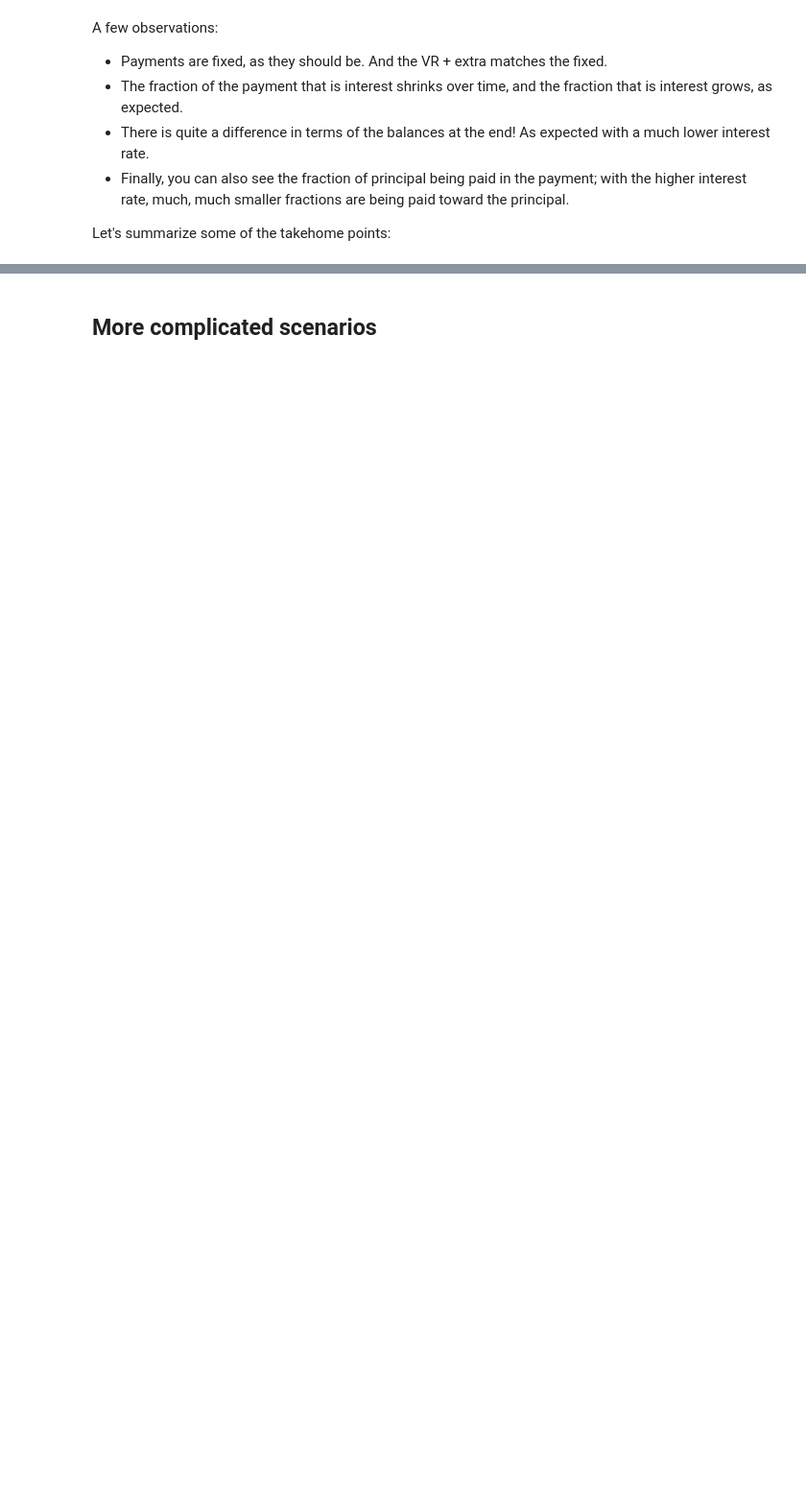
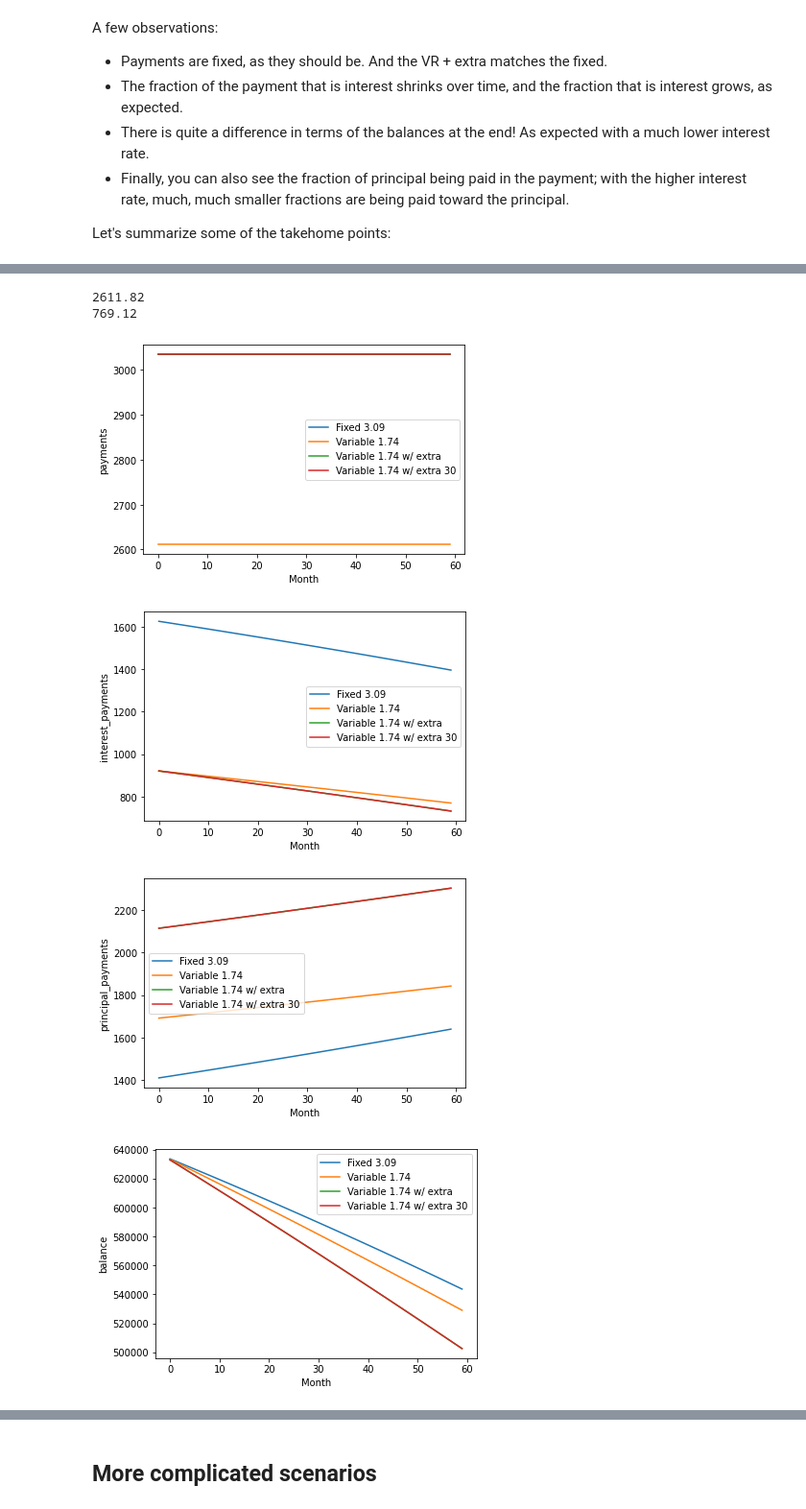
Before and after one commit to mswiatlo/mortgagecalc, a Jupyter notebook: compare_rates_final.ipynb, the cells around one changed output, grey strips where cells are left out. Shown at 96% size. Saved outputs shown, nothing was run; the diff lists cells and outputs as text; code cells hidden in the pictures; blank space fills up the shorter version.

Commit message:
working on advanced comparisons a bit

```diff
--- a/compare_rates_final.ipynb
+++ b/compare_rates_final.ipynb
@@ -95,0 +102,21 @@ Ok-- we've learned a lot! The best scenario here-- the artifically optimistic VR
+# %%
+monthly_variable_30 = ct.calculate_payment(635000, 1.74, 30, variable = True)
+print(monthly_variable)
+
+extra_30 = ct.generate_flat(round(monthly_fixed - monthly_variable_30,2))
+print(extra_30[0])
+
+output_variable_base_extra_30 = ct.calculate_monthly_amortization(635000, variable_base, 30, 5, extra_payments = extra_30, variable = True)
+
+basic_comparison = [output_fixed, output_variable_base, output_variable_base_extra, output_variable_base_extra_30]
+basic_labels = ['Fixed 3.09', 'Variable 1.74', 'Variable 1.74 w/ extra', 'Variable 1.74 w/ extra 30']
+
+ct.make_plots(basic_comparison, basic_labels)
+ct.make_summary(basic_comparison, basic_labels)
+# %% [output]
+2611.82
+769.12
+[figure, added]
+[figure, added]
+[figure, added]
+[figure, added]
```
Also changed, not shown: parts of 18 cells of this notebook, 1 other file.
